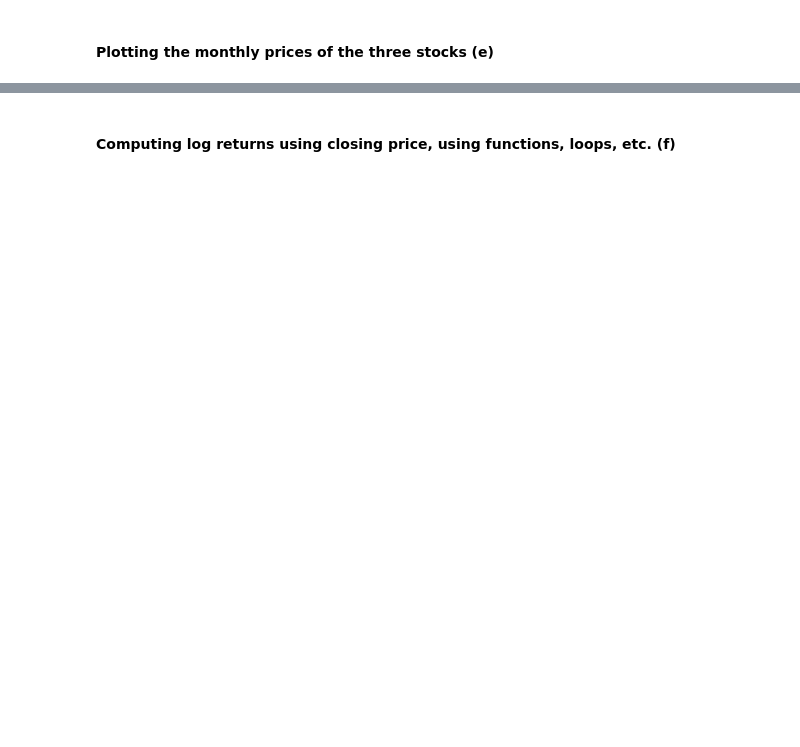
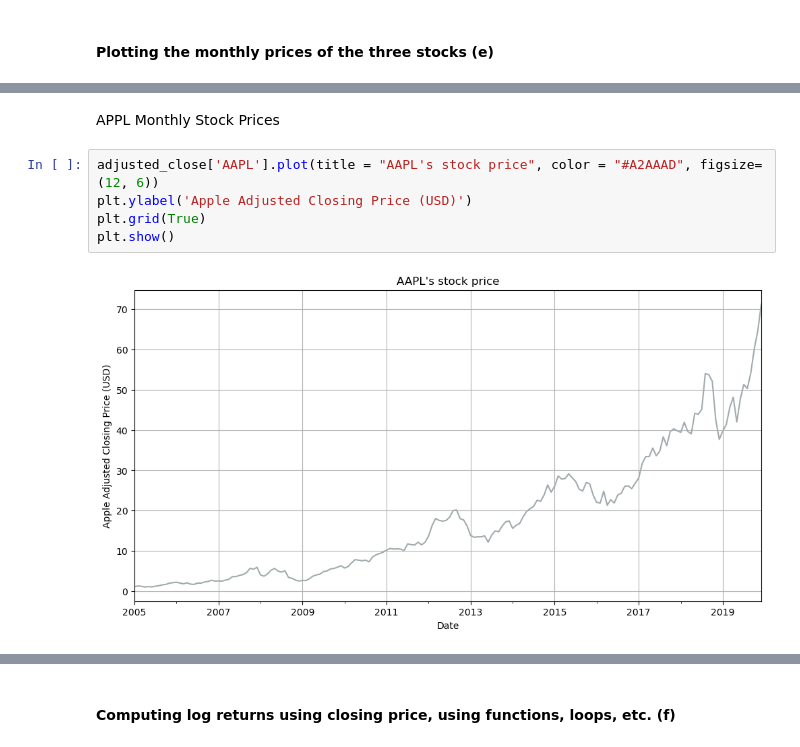
Before and after one commit to mcarbajal2/IFI8420-Assignments, a Jupyter notebook: Assignment 1/Assignment1.ipynb, the cells around one changed output, grey strips where cells are left out. Drawn from its saved outputs; the diff is of its cells as text; blank space fills up the shorter version.

```diff
--- a/Assignment 1/Assignment1.ipynb
+++ b/Assignment 1/Assignment1.ipynb
@@ -226,0 +249,9 @@ dtype: object
+# %% [markdown]
+APPL Monthly Stock Prices
+# %%
+adjusted_close['AAPL'].plot(title = "AAPL's stock price", color = "#A2AAAD", figsize=(12, 6))
+plt.ylabel('Apple Adjusted Closing Price (USD)')
+plt.grid(True)
+plt.show()
+# %% [output]
+[figure, added]
```
Also changed, not shown: parts of 22 cells of this notebook.
